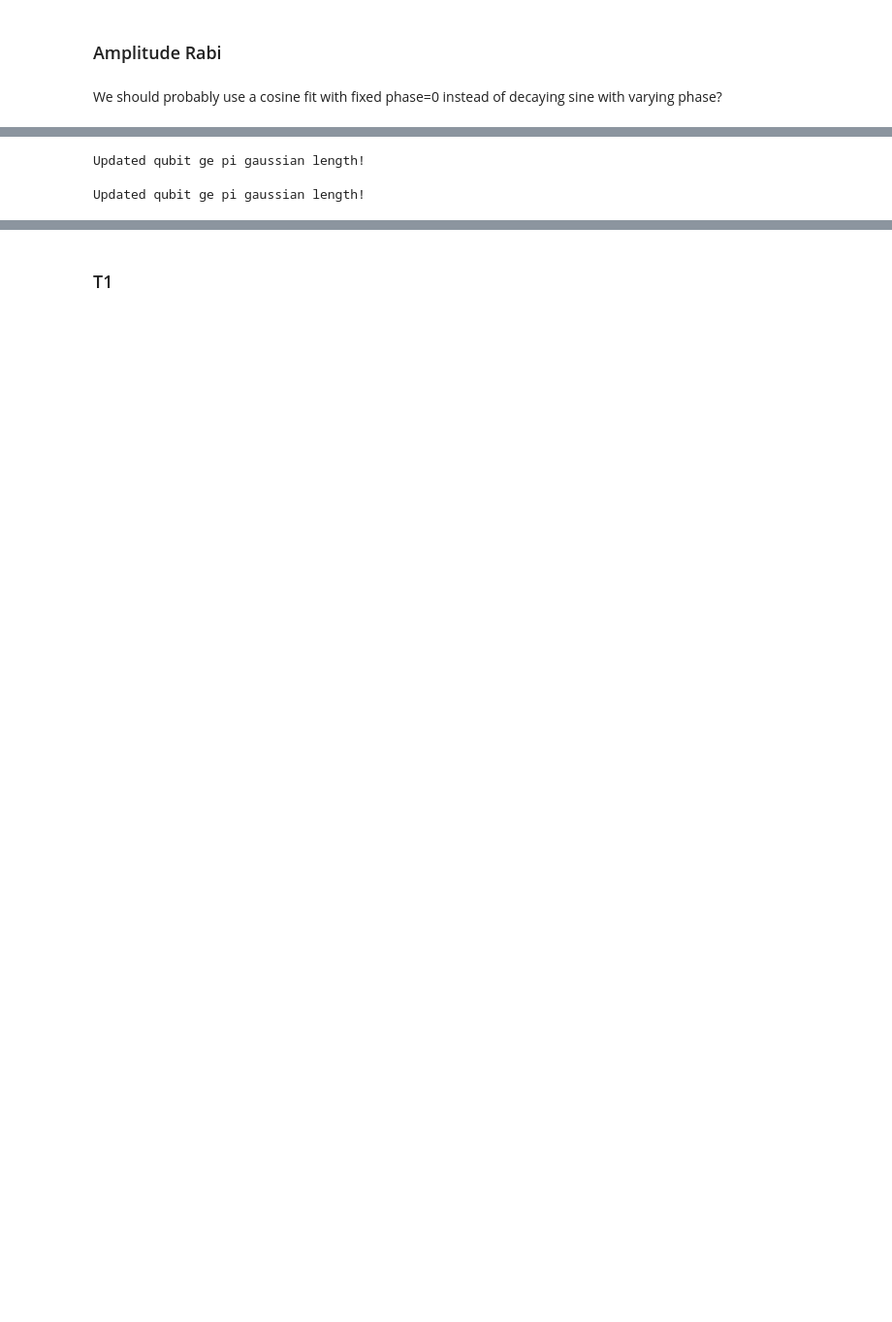
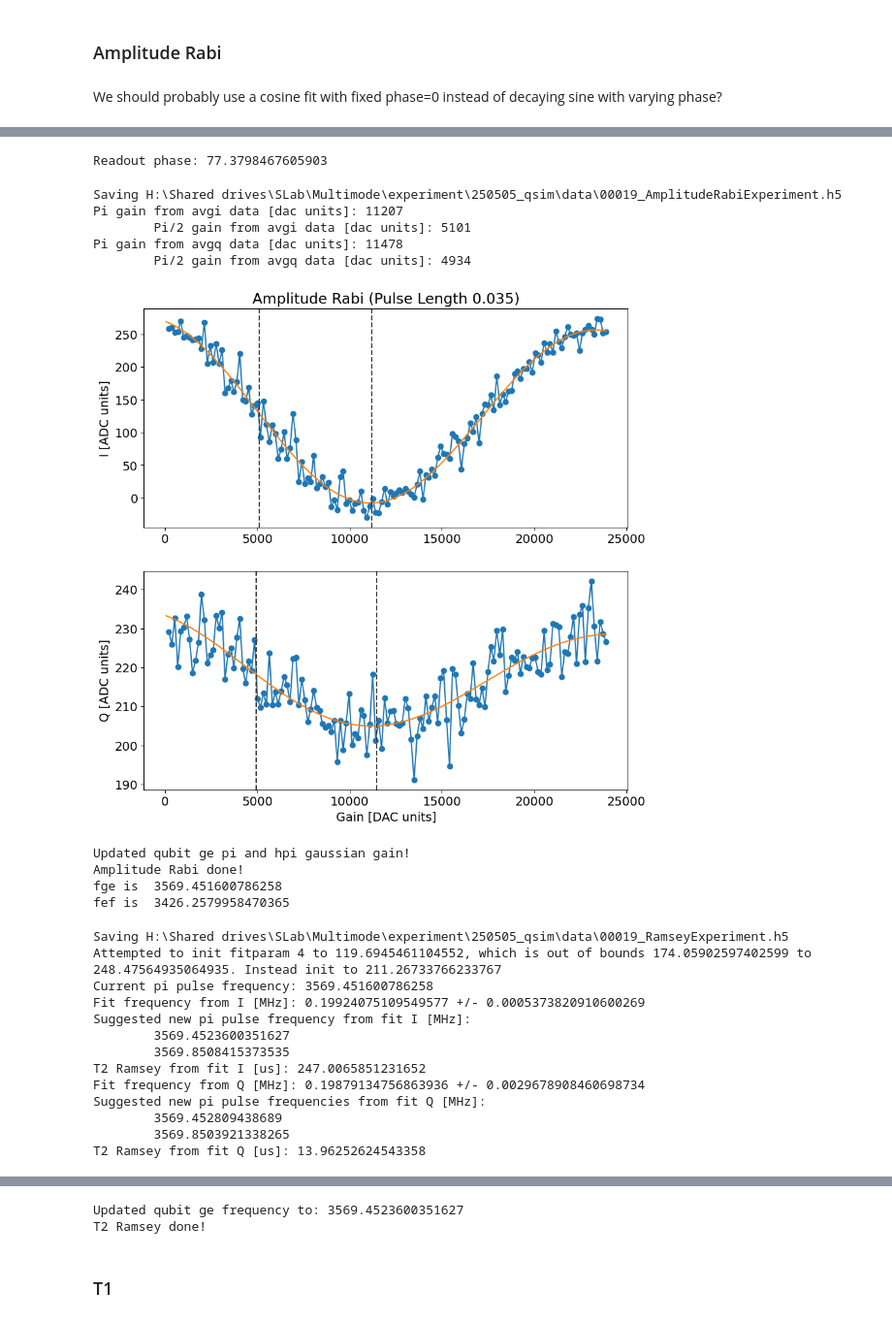
Before and after one commit to SchusterLab/multimode_expts, a Jupyter notebook: single_qubit_autocalibrate.ipynb, the cells around one changed output, grey strips where cells are left out. Shown at 97% size. Cells and saved outputs as stored; diff of their text form; code cells hidden in the pictures; blank space fills up the shorter version.

```diff
--- a/single_qubit_autocalibrate.ipynb
+++ b/single_qubit_autocalibrate.ipynb
@@ -341,11 +502,41 @@ Pi/2 length from avgq data [us]: 0.026136028857213174
-# %%
-config_thisrun.device.qubit.pulses.pi_ge.length = [lengthrabi.data['pi_length_avgi']]
-print('Updated qubit ge pi gaussian length!')
-# %% [output]
-Updated qubit ge pi gaussian length!
-# %%
-# if hpi is done by dividing the gain:
-config_thisrun.device.qubit.pulses.hpi_ge.length = [lengthrabi.data['pi_length_avgi']]
-print('Updated qubit ge pi gaussian length!')
-# %% [output]
-Updated qubit ge pi gaussian length!
+# %%
+amprabi = None
+t2_ramsey_ge_after_amp = None
+if expts_to_run['amplitude_ge']:
+    amprabi = do_amplitude_rabi(config_thisrun, expt_path, config_path)
+    amprabi.analyze()
+    amprabi.display()
+    update_amplitude_rabi(amprabi, config_thisrun)
+    print('Amplitude Rabi done!')
+
+    # After this do another round of T2 to fine tune the qubit frequency
+    t2_ramsey_ge_after_amp  = do_t2_ramsey_ge(config_thisrun, expt_path, config_path)
+    t2_ramsey_ge_after_amp.analyze()
+    t2_ramsey_ge_after_amp.display()
+    update_t2_ramsey_ge(t2_ramsey_ge_after_amp , config_thisrun)
+    print('T2 Ramsey done!')
+# %% [output]
+Readout phase: 77.3798467605903
+Saving H:\Shared drives\SLab\Multimode\experiment\250505_qsim\data\00019_AmplitudeRabiExperiment.h5
+Pi gain from avgi data [dac units]: 11207
+        Pi/2 gain from avgi data [dac units]: 5101
+Pi gain from avgq data [dac units]: 11478
+        Pi/2 gain from avgq data [dac units]: 4934
+[figure, added]
+Updated qubit ge pi and hpi gaussian gain!
+Amplitude Rabi done!
+fge is  3569.451600786258
+fef is  3426.2579958470365
+Saving H:\Shared drives\SLab\Multimode\experiment\250505_qsim\data\00019_RamseyExperiment.h5
+Attempted to init fitparam 4 to 119.6945461104552, which is out of bounds 174.05902597402599 to 248.47564935064935. Instead init to 211.26733766233767
+Current pi pulse frequency: 3569.451600786258
+Fit frequency from I [MHz]: 0.19924075109549577 +/- 0.0005373820910600269
+Suggested new pi pulse frequency from fit I [MHz]:
+        3569.4523600351627
+        3569.8508415373535
+T2 Ramsey from fit I [us]: 247.0065851231652
+Fit frequency from Q [MHz]: 0.19879134756863936 +/- 0.0029678908460698734
+Suggested new pi pulse frequencies from fit Q [MHz]:
+        3569.452809438689
+        3569.8503921338265
+T2 Ramsey from fit Q [us]: 13.96252624543358
@@ -352,2 +544,4 @@ Updated qubit ge pi gaussian length!
+Updated qubit ge frequency to: 3569.4523600351627
+T2 Ramsey done!
 # %% [markdown]
 ### T1
```
Also changed, not shown: parts of 72 cells of this notebook, 6 other files.
